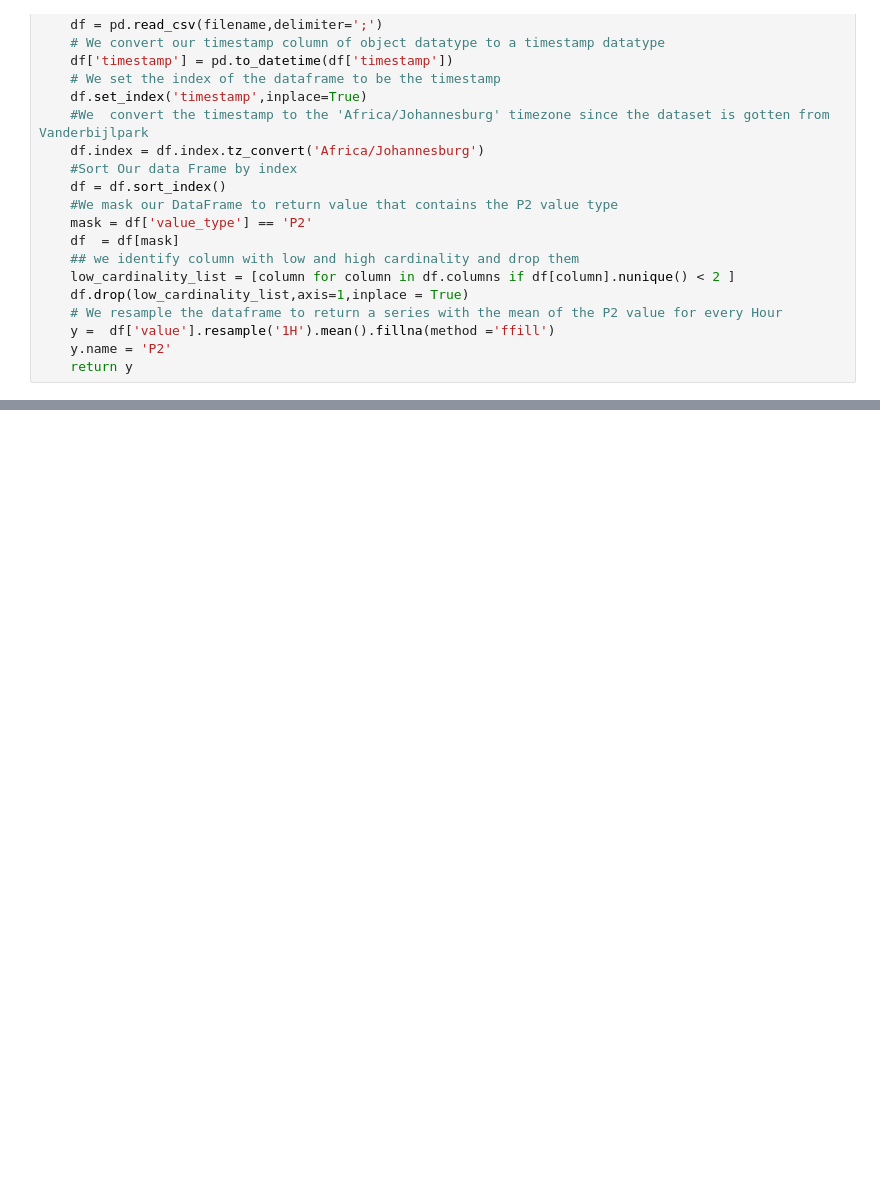
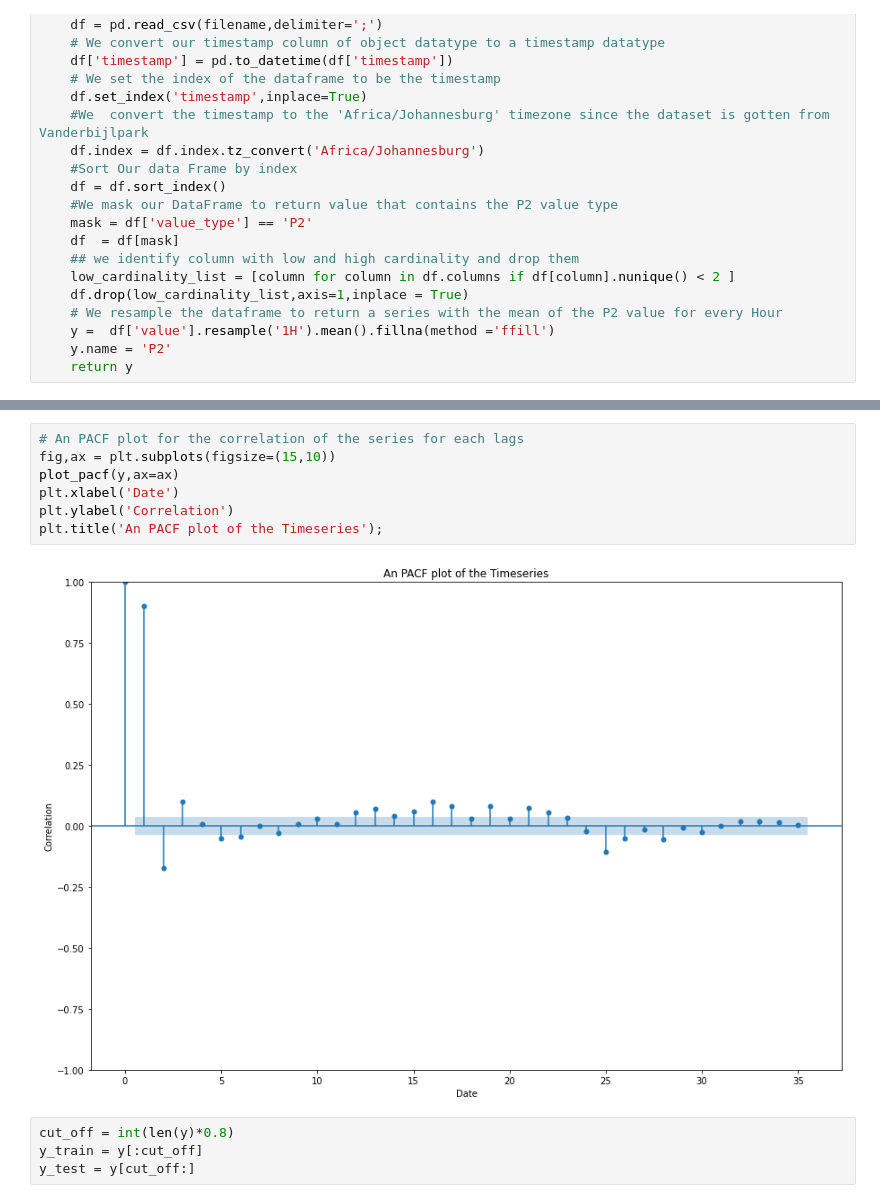
Before and after one commit to rashadmin/Air-Quality-Prediction-in-Vanderbijlpark-TimeSeries-Model-, a Jupyter notebook: Air Quality in Vanderbijlpark(Auto Regression).ipynb, the cells around one changed output, grey strips where cells are left out. Drawn from its saved outputs; the diff is of its cells as text; blank space fills up the shorter version.

```diff
--- a/Air Quality in Vanderbijlpark(Auto Regression).ipynb
+++ b/Air Quality in Vanderbijlpark(Auto Regression).ipynb
@@ -34,0 +58,13 @@ def wrangle(filename):
+# %%
+# An PACF plot for the correlation of the series for each lags
+fig,ax = plt.subplots(figsize=(15,10))
+plot_pacf(y,ax=ax)
+plt.xlabel('Date')
+plt.ylabel('Correlation')
+plt.title('An PACF plot of the Timeseries');
+# %% [output]
+[figure, added]
+# %%
+cut_off = int(len(y)*0.8)
+y_train = y[:cut_off]
+y_test = y[cut_off:]
```
Also changed, not shown: parts of 23 cells of this notebook, 2 other files.
